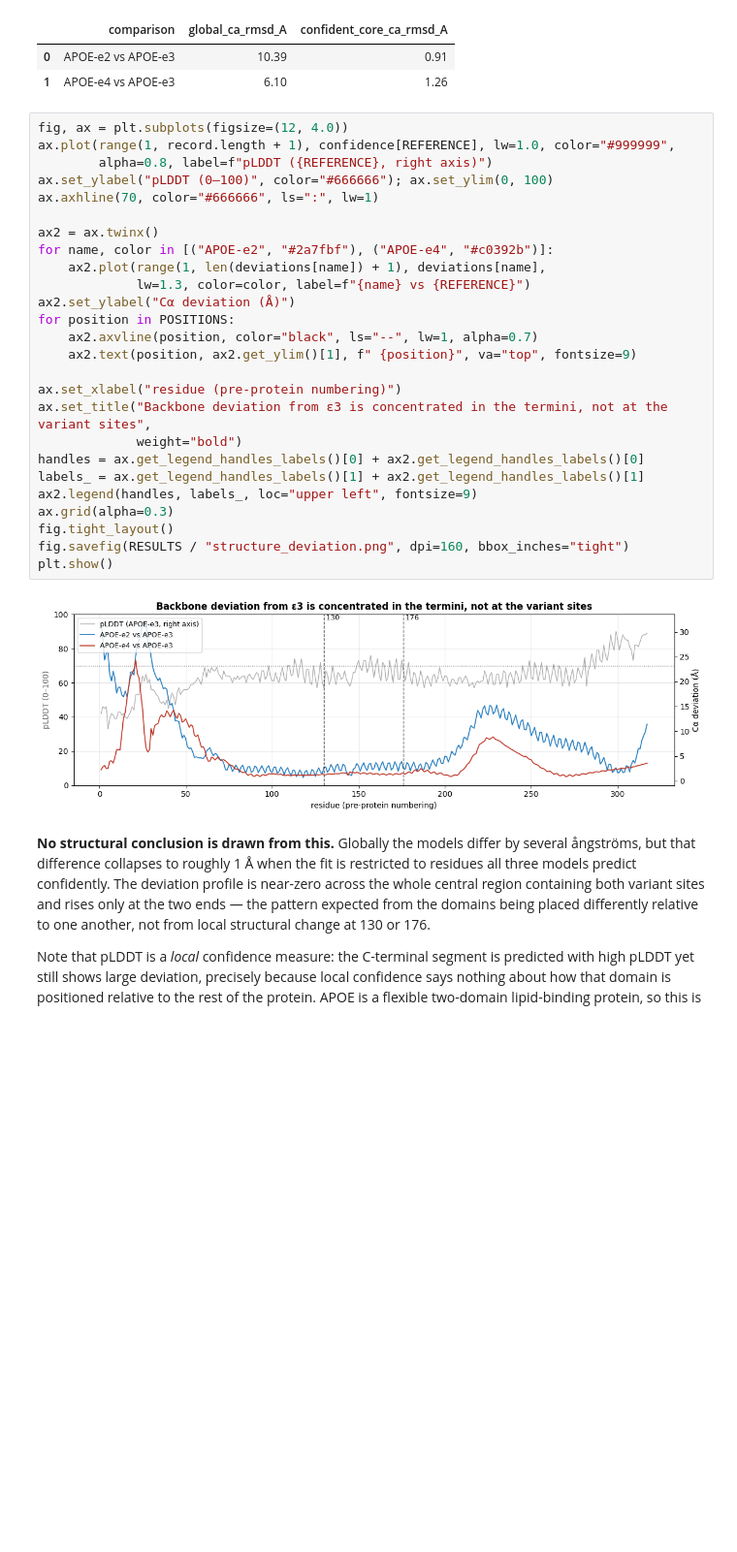
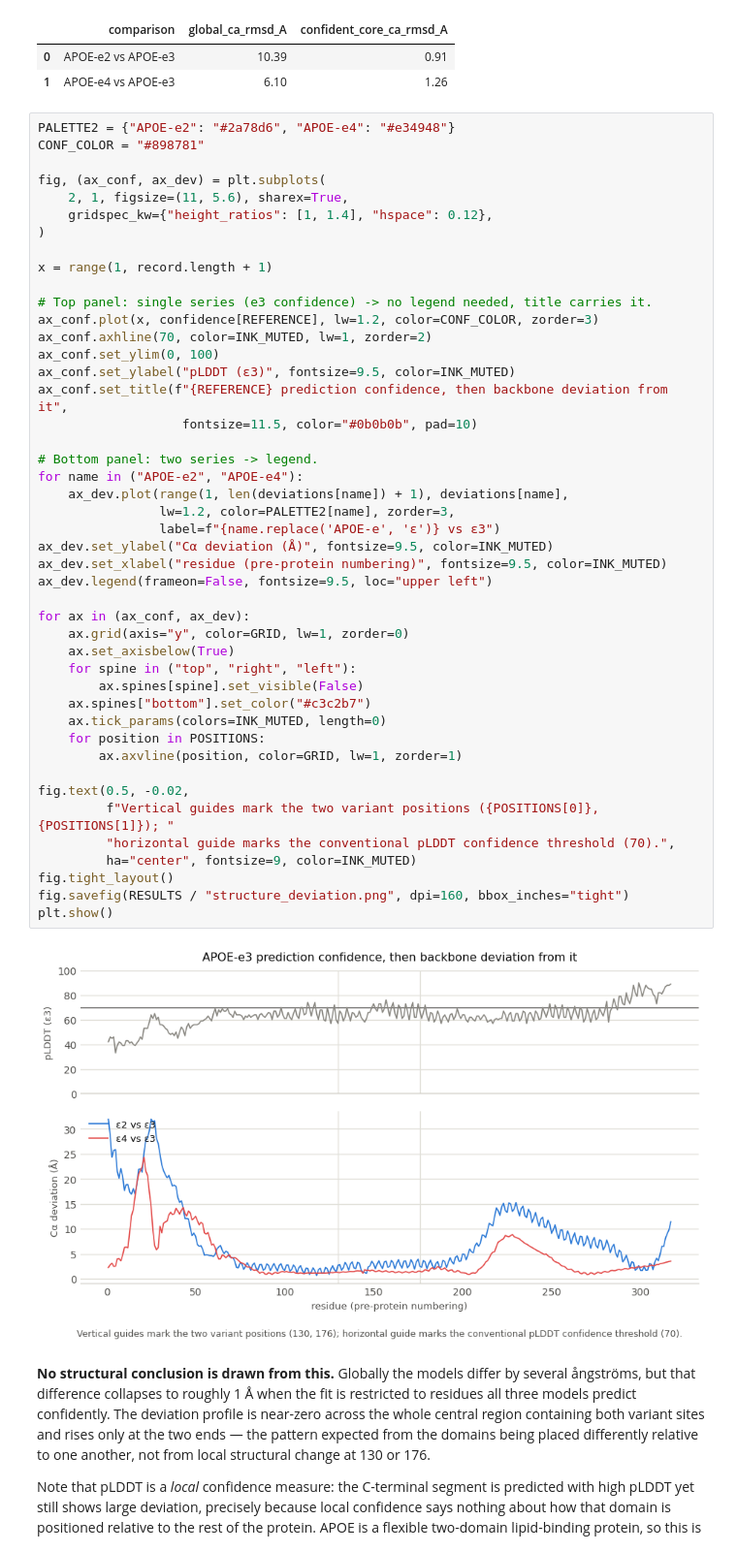
Before and after one commit to aadityageddam-ux/apoe-protein-lm, a Jupyter notebook: notebook.ipynb, the cells around one changed output. Shown at 97% size. Drawn from its saved outputs; the diff is of its cells as text; blank space fills up the shorter version.

```diff
--- a/notebook.ipynb
+++ b/notebook.ipynb
@@ -455,33 +459,52 @@ pd.DataFrame(rmsd_table)
 | 0 | APOE-e2 vs APOE-e3 | 10.39 | 0.91 |
 | 1 | APOE-e4 vs APOE-e3 | 6.10 | 1.26 |
 # %%
-fig, ax = plt.subplots(figsize=(12, 4.0))
-ax.plot(range(1, record.length + 1), confidence[REFERENCE], lw=1.0, color="#999999",
-        alpha=0.8, label=f"pLDDT ({REFERENCE}, right axis)")
-ax.set_ylabel("pLDDT (0–100)", color="#666666"); ax.set_ylim(0, 100)
-ax.axhline(70, color="#666666", ls=":", lw=1)
+PALETTE2 = {"APOE-e2": "#2a78d6", "APOE-e4": "#e34948"}
+CONF_COLOR = "#898781"
 
-ax2 = ax.twinx()
-for name, color in [("APOE-e2", "#2a7fbf"), ("APOE-e4", "#c0392b")]:
-    ax2.plot(range(1, len(deviations[name]) + 1), deviations[name],
-             lw=1.3, color=color, label=f"{name} vs {REFERENCE}")
-ax2.set_ylabel("Cα deviation (Å)")
-for position in POSITIONS:
-    ax2.axvline(position, color="black", ls="--", lw=1, alpha=0.7)
-    ax2.text(position, ax2.get_ylim()[1], f" {position}", va="top", fontsize=9)
+fig, (ax_conf, ax_dev) = plt.subplots(
+    2, 1, figsize=(11, 5.6), sharex=True,
+    gridspec_kw={"height_ratios": [1, 1.4], "hspace": 0.12},
+)
 
-ax.set_xlabel("residue (pre-protein numbering)")
-ax.set_title("Backbone deviation from ε3 is concentrated in the termini, not at the variant sites",
-             weight="bold")
-handles = ax.get_legend_handles_labels()[0] + ax2.get_legend_handles_labels()[0]
-labels_ = ax.get_legend_handles_labels()[1] + ax2.get_legend_handles_labels()[1]
-ax2.legend(handles, labels_, loc="upper left", fontsize=9)
-ax.grid(alpha=0.3)
+x = range(1, record.length + 1)
+
+# Top panel: single series (e3 confidence) -> no legend needed, title carries it.
+ax_conf.plot(x, confidence[REFERENCE], lw=1.2, color=CONF_COLOR, zorder=3)
+ax_conf.axhline(70, color=INK_MUTED, lw=1, zorder=2)
+ax_conf.set_ylim(0, 100)
+ax_conf.set_ylabel("pLDDT (ε3)", fontsize=9.5, color=INK_MUTED)
+ax_conf.set_title(f"{REFERENCE} prediction confidence, then backbone deviation from it",
+                   fontsize=11.5, color="#0b0b0b", pad=10)
+
+# Bottom panel: two series -> legend.
+for name in ("APOE-e2", "APOE-e4"):
+    ax_dev.plot(range(1, len(deviations[name]) + 1), deviations[name],
+                lw=1.2, color=PALETTE2[name], zorder=3,
+                label=f"{name.replace('APOE-e', 'ε')} vs ε3")
+ax_dev.set_ylabel("Cα deviation (Å)", fontsize=9.5, color=INK_MUTED)
+ax_dev.set_xlabel("residue (pre-protein numbering)", fontsize=9.5, color=INK_MUTED)
+ax_dev.legend(frameon=False, fontsize=9.5, loc="upper left")
+
+for ax in (ax_conf, ax_dev):
+    ax.grid(axis="y", color=GRID, lw=1, zorder=0)
+    ax.set_axisbelow(True)
+    for spine in ("top", "right", "left"):
+        ax.spines[spine].set_visible(False)
+    ax.spines["bottom"].set_color("#c3c2b7")
+    ax.tick_params(colors=INK_MUTED, length=0)
+    for position in POSITIONS:
+        ax.axvline(position, color=GRID, lw=1, zorder=1)
+
+fig.text(0.5, -0.02,
+         f"Vertical guides mark the two variant positions ({POSITIONS[0]}, {POSITIONS[1]}); "
+         "horizontal guide marks the conventional pLDDT confidence threshold (70).",
+         ha="center", fontsize=9, color=INK_MUTED)
 fig.tight_layout()
 fig.savefig(RESULTS / "structure_deviation.png", dpi=160, bbox_inches="tight")
 plt.show()
 # %% [output]
-[figure, old version]
+[figure, new version]
 # %% [markdown]
 **No structural conclusion is drawn from this.** Globally the models differ by several ångströms, but that difference
 collapses to roughly 1 Å when the fit is restricted to residues all three models predict confidently. The deviation
```
Also changed, not shown: parts of 4 cells of this notebook, 5 other files.
